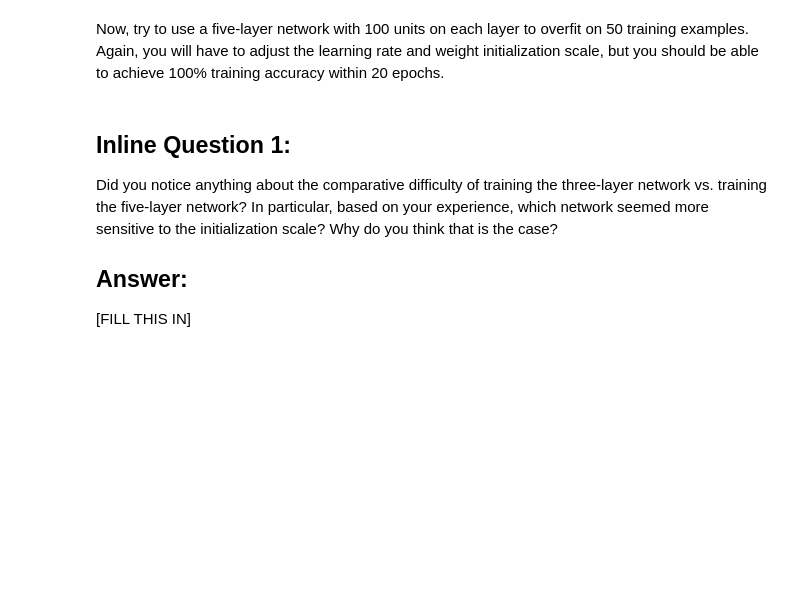
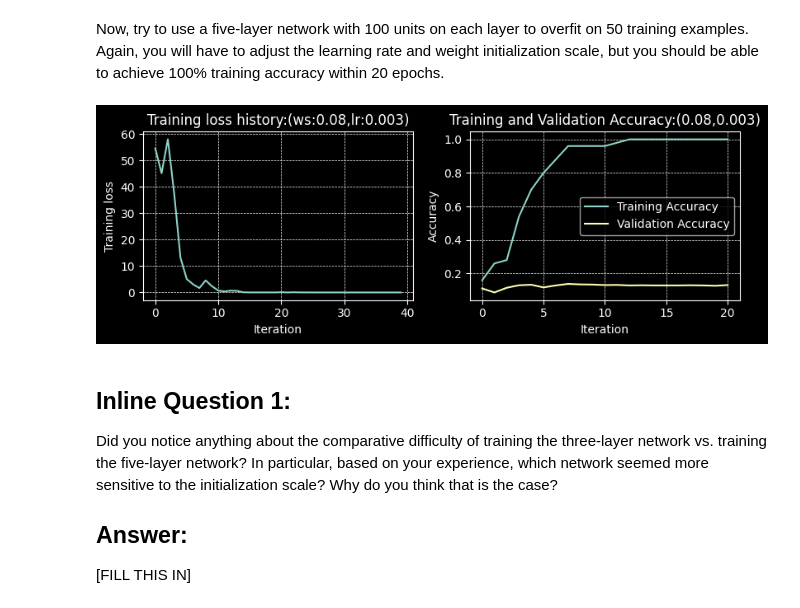
Before and after one commit to Visytudz/cs231n-sp23, a Jupyter notebook: assignment2/FullyConnectedNets.ipynb, the cells around one changed output. Saved outputs shown, nothing was run; the diff lists cells and outputs as text; code cells hidden in the pictures; blank space fills up the shorter version.

```diff
--- a/assignment2/FullyConnectedNets.ipynb
+++ b/assignment2/FullyConnectedNets.ipynb
@@ -148,37 +170,53 @@ Now, try to use a five-layer network with 100 units on each layer to overfit on
 # %%
 # TODO: Use a five-layer Net to overfit 50 training examples by
 # tweaking just the learning rate and initialization scale.
 
 num_train = 50
 small_data = {
     "X_train": data["X_train"][:num_train],
     "y_train": data["y_train"][:num_train],
     "X_val": data["X_val"],
     "y_val": data["y_val"],
 }
 
-learning_rate = 2e-3  # Experiment with this!
-weight_scale = 1e-5  # Experiment with this!
-model = FullyConnectedNet(
-    [100, 100, 100, 100], weight_scale=weight_scale, dtype=np.float64
-)
-solver = Solver(
-    model,
-    small_data,
-    print_every=10,
-    num_epochs=20,
-    batch_size=25,
-    update_rule="sgd",
-    optim_config={"learning_rate": learning_rate},
-)
-solver.train()
+weight_scale = [0.08]  # Experiment with this!
+learning_rate = [3e-3]  # Experiment with this!
+for lr, ws in [(lr, ws) for lr in learning_rate for ws in weight_scale]:
+    model = FullyConnectedNet([100, 100, 100, 100], weight_scale=ws, dtype=np.float64)
+    solver = Solver(
+        model,
+        small_data,
+        print_every=10,
+        num_epochs=20,
+        batch_size=25,
+        update_rule="sgd",
+        optim_config={"learning_rate": lr},
+        verbose=False,
+    )
+    solver.train()
 
-plt.plot(solver.loss_history)
-plt.title("Training loss history")
-plt.xlabel("Iteration")
-plt.ylabel("Training loss")
-plt.grid(linestyle="--", linewidth=0.5)
-plt.show()
+    # 训练损失历史记录
+    plt.subplot(1, 2, 1)  # 创建第一个子图
+    plt.plot(solver.loss_history)
+    plt.title(f"Training loss history:(ws:{ws},lr:{lr})")
+    plt.xlabel("Iteration")
+    plt.ylabel("Training loss")
+    plt.grid(linestyle="--", linewidth=0.5)
+
+    # 训练精度和验证精度历史记录
+    plt.subplot(1, 2, 2)  # 创建第二个子图
+    plt.plot(solver.train_acc_history, label="Training Accuracy")
+    plt.plot(solver.val_acc_history, label="Validation Accuracy")
+    plt.title(f"Training and Validation Accuracy:({ws},{lr})")
+    plt.xlabel("Iteration")
+    plt.ylabel("Accuracy")
+    plt.legend()
+    plt.grid(linestyle="--", linewidth=0.5)
+
+    plt.tight_layout()  # 调整子图布局，避免重叠
+    plt.show()
+# %% [output]
+[figure, added]
 # %% [markdown]
 ## Inline Question 1:
 Did you notice anything about the comparative difficulty of training the three-layer network vs. training the five-layer network? In particular, based on your experience, which network seemed more sensitive to the initialization scale? Why do you think that is the case?
```
Also changed, not shown: parts of 15 cells of this notebook, 3 other files.
